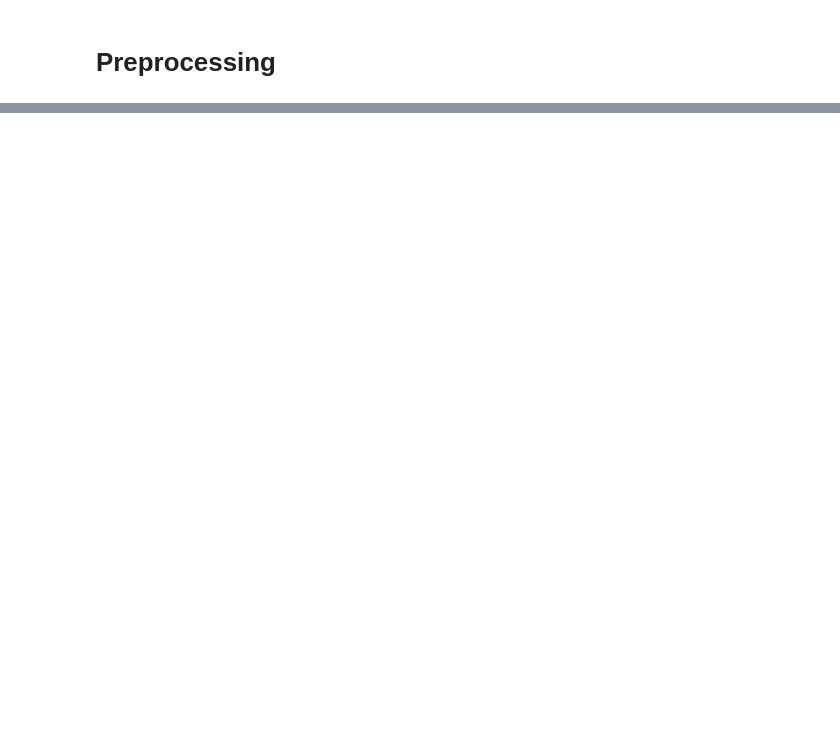
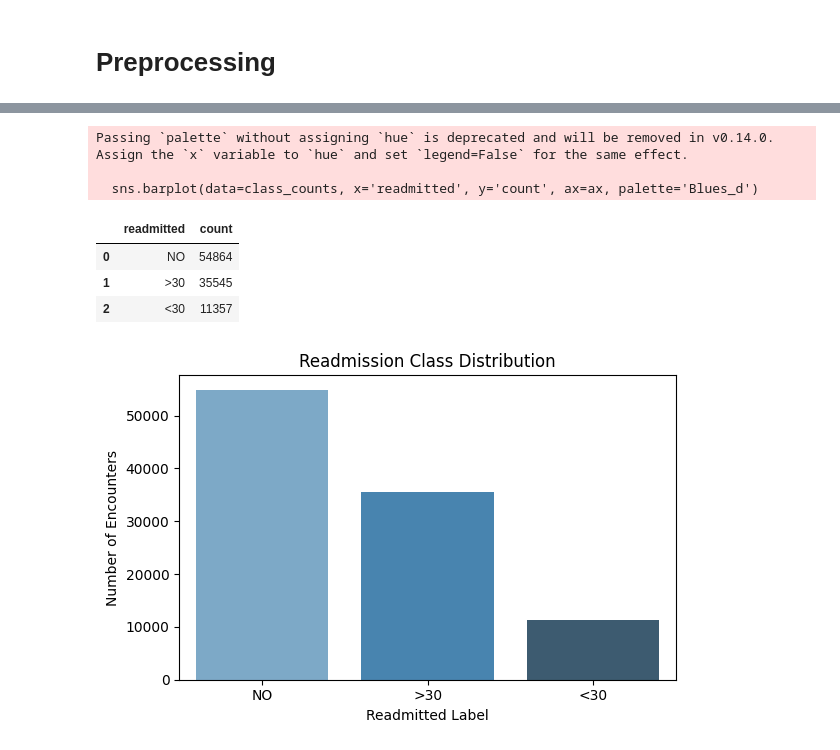
Before and after one commit to votsun/diabetes-classification-project, a Jupyter notebook: src/preprocessing.ipynb, the cells around one changed output, grey strips where cells are left out. Cells and saved outputs as stored; diff of their text form; code cells hidden in the pictures; blank space fills up the shorter version.

Commit message:
added table and graph to preprocessing; implemented feedforward neural network

```diff
--- a/src/preprocessing.ipynb
+++ b/src/preprocessing.ipynb
@@ -25,3 +42,22 @@ df.shape, df[TARGET].value_counts(dropna=False)
+# %%
+class_counts = df[TARGET].value_counts().rename_axis('readmitted').reset_index(name='count')
+
+fig, ax = plt.subplots(figsize=(6, 4))
+sns.barplot(data=class_counts, x='readmitted', y='count', ax=ax, palette='Blues_d')
+ax.set_title('Readmission Class Distribution')
+ax.set_xlabel('Readmitted Label')
+ax.set_ylabel('Number of Encounters')
+plt.tight_layout()
+class_counts
+# %% [output]
+Passing `palette` without assigning `hue` is deprecated and will be removed in v0.14.0. Assign the `x` variable to `hue` and set `legend=False` for the same effect.
+
+  sns.barplot(data=class_counts, x='readmitted', y='count', ax=ax, palette='Blues_d')
+|  | readmitted | count |
+| 0 | NO | 54864 |
+| 1 | >30 | 35545 |
+| 2 | <30 | 11357 |
+[figure, added]
 # %%
 missing_summary = pd.DataFrame({
     'missing_count': df.isna().sum(),
```
Also changed, not shown: parts of 12 cells of this notebook, 1 other file.
